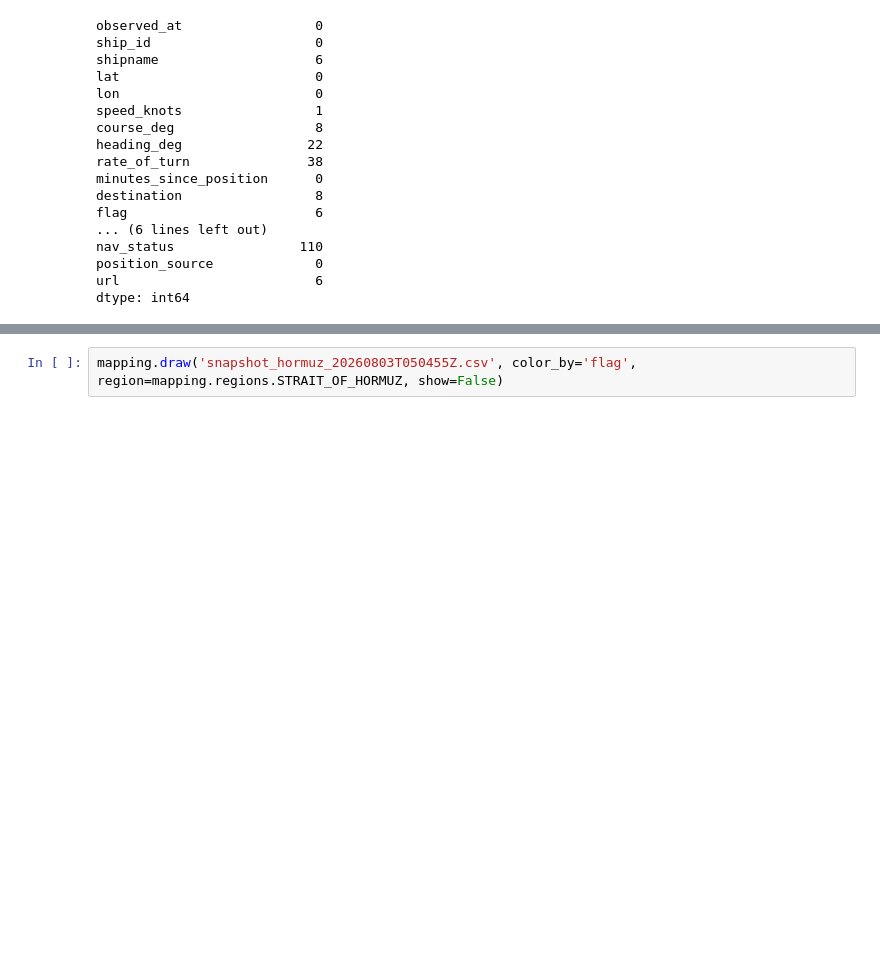
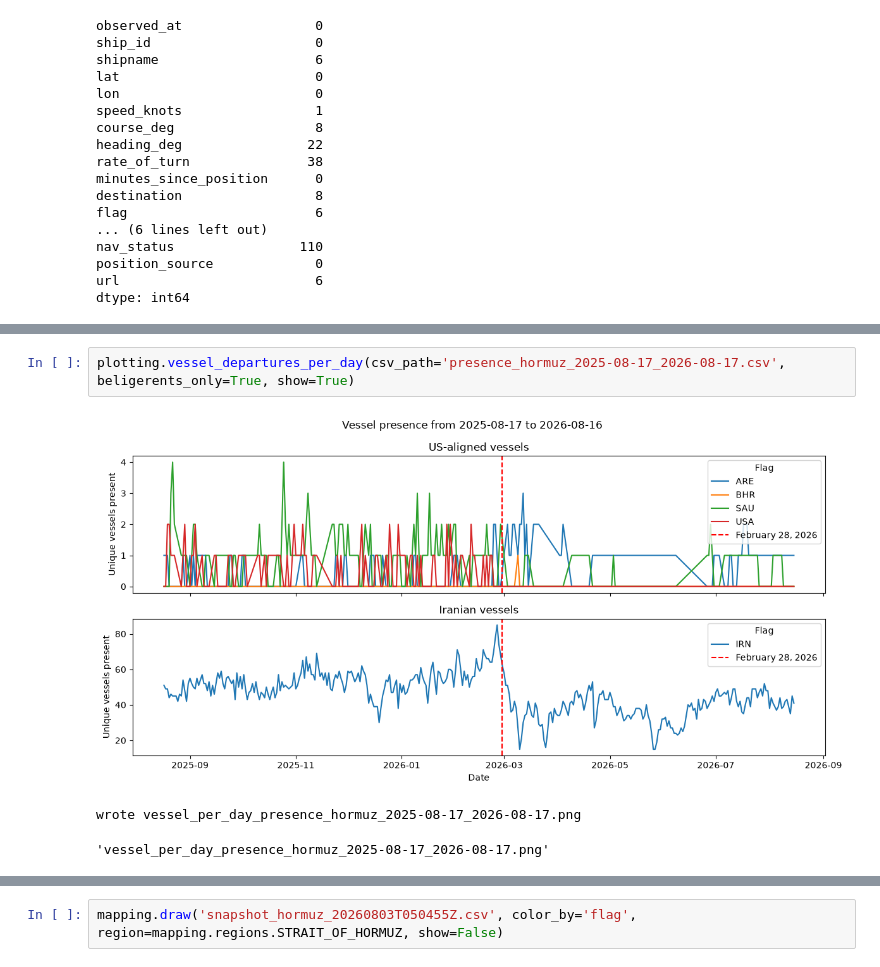
Before and after one commit to nanosnek/strait-of-hormuz-analyzed, a Jupyter notebook: EDA.ipynb, the cells around one changed output, grey strips where cells are left out. Saved outputs shown, nothing was run; the diff lists cells and outputs as text; blank space fills up the shorter version.

```diff
--- a/EDA.ipynb
+++ b/EDA.ipynb
@@ -196,3 +185,9 @@ plotting.vessel_departures_per_day(csv_path='peacetime_hormuz_2022-01-01_2022-12
 wrote vessel_per_day_peacetime_hormuz_2022-01-01_2022-12-31.png
 'vessel_per_day_peacetime_hormuz_2022-01-01_2022-12-31.png'
+# %%
+plotting.vessel_departures_per_day(csv_path='presence_hormuz_2025-08-17_2026-08-17.csv', beligerents_only=True, show=True)
+# %% [output]
+[figure, added]
+wrote vessel_per_day_presence_hormuz_2025-08-17_2026-08-17.png
+'vessel_per_day_presence_hormuz_2025-08-17_2026-08-17.png'
 # %%
```
Also changed, not shown: parts of 13 cells of this notebook, 2 other files.
